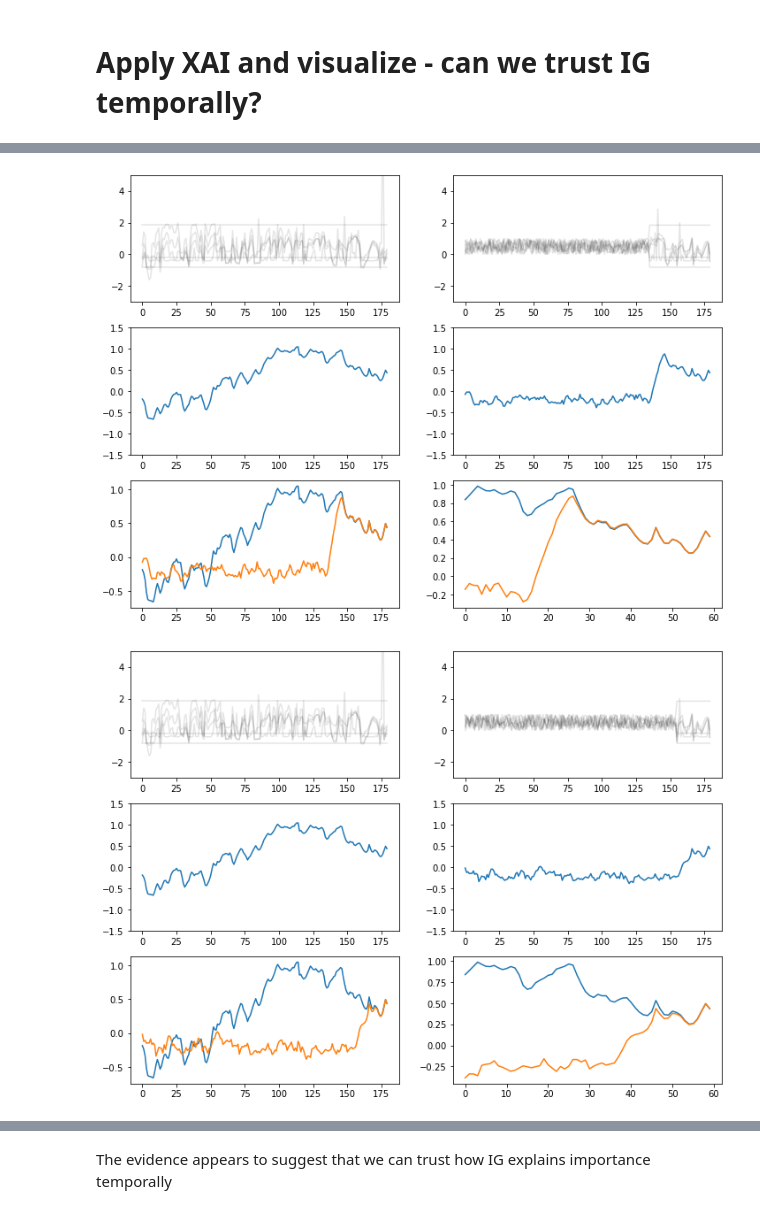
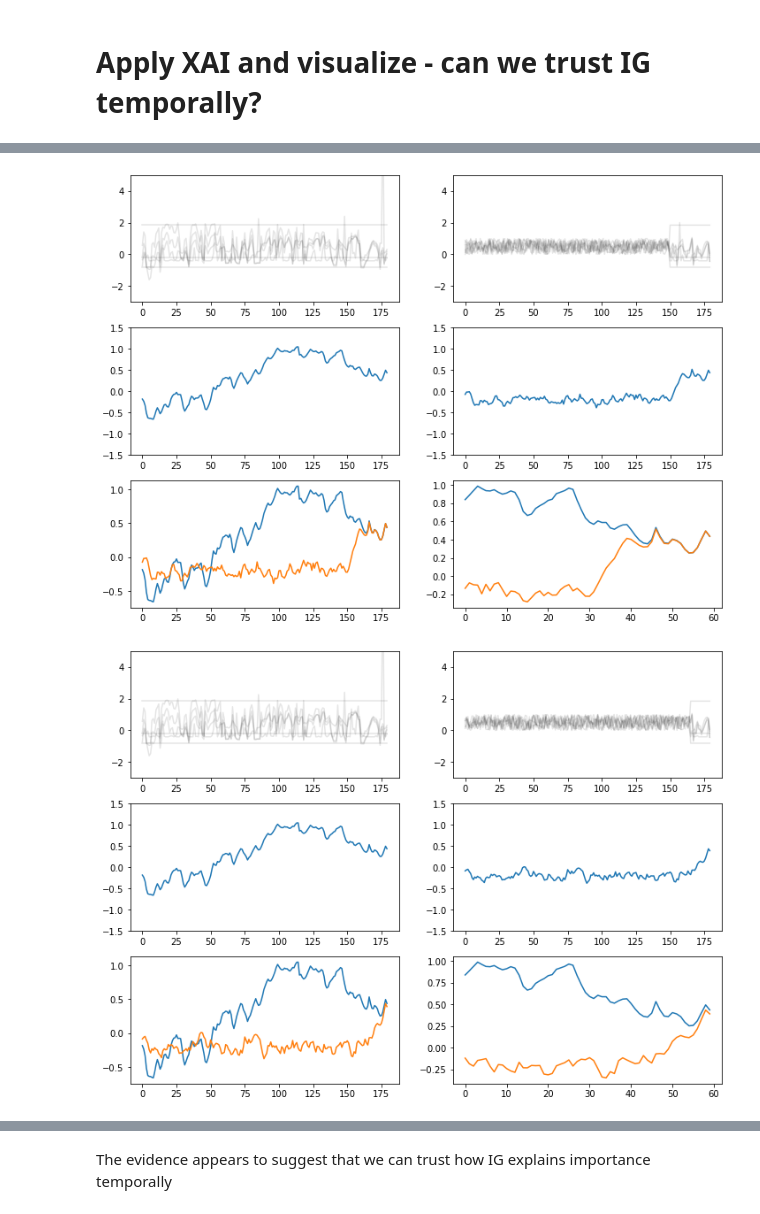
Before and after one commit to DOI-USGS/xai-workflows, a Jupyter notebook: prototyping_notebooks/03_04_RGCN_CustomExpGrad_RiverDl.ipynb, the cells around one changed output, grey strips where cells are left out. Drawn from its saved outputs; the diff is of its cells as text; code cells hidden in the pictures.

Commit message:
change temporal permutation indices

```diff
--- a/prototyping_notebooks/03_04_RGCN_CustomExpGrad_RiverDl.ipynb
+++ b/prototyping_notebooks/03_04_RGCN_CustomExpGrad_RiverDl.ipynb
@@ -398,11 +398,11 @@ def compare_temporally_altered(first_n_days):
     ax[2,1].plot(y_hat_original[0, -60:].detach())
     ax[2,1].plot(y_hat_hypothesis[0, -60:].detach());
 # %%
-compare_temporally_altered(180-45)
+compare_temporally_altered(180-30)
 # %% [output]
-[figure, old version]
+[figure, new version]
 # %%
-compare_temporally_altered(180-25)
+compare_temporally_altered(180-15)
 # %% [output]
-[figure, old version]
+[figure, new version]
 # %%
```
Also changed, not shown: parts of 11 cells of this notebook.
